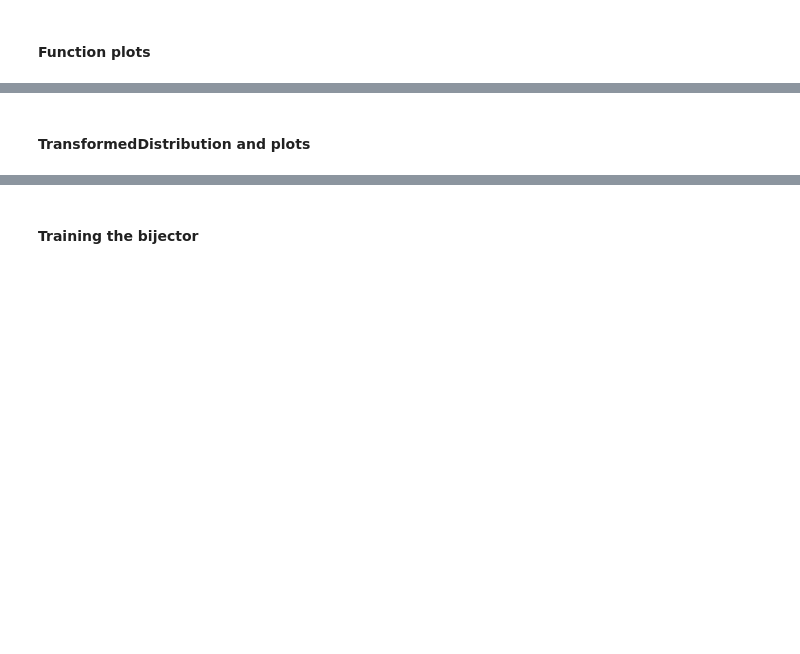
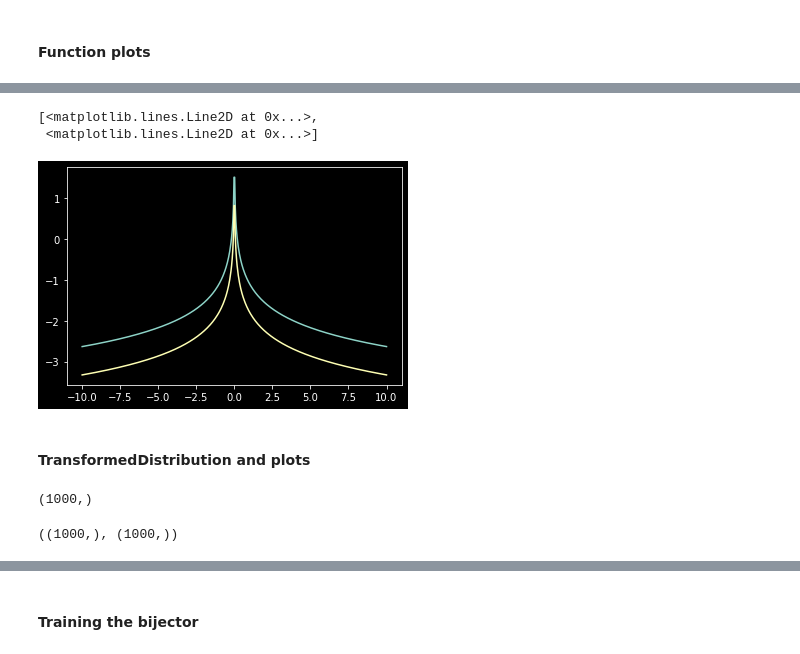
Before and after one commit to hjlgood/tensorflow_probability, a Jupyter notebook: 03_Coding Tutorial.ipynb, the cells around one changed output, grey strips where cells are left out. Cells and saved outputs as stored; diff of their text form; code cells hidden in the pictures; blank space fills up the shorter version.

```diff
--- a/03_Coding Tutorial.ipynb
+++ b/03_Coding Tutorial.ipynb
@@ -385,4 +445,10 @@ x = np.linspace(-10, 10, 500).reshape(-1, 1)
 # %%
 # Plot the inverse log Jacobian determinant
+
+plt.plot(x, cubic.inverse_log_det_jacobian(x))
+# %% [output]
+[<matplotlib.lines.Line2D at 0x...>,
+ <matplotlib.lines.Line2D at 0x...>]
+[figure, added]
 # %% [markdown]
 #### TransformedDistribution and plots
@@ -393,3 +464,17 @@ x = np.linspace(-10, 10, 500).reshape(-1, 1)
+# %%
+# Sample cubed_normal
+
+n = 1000
+npn = normal.sample(n)
+npn = npn.numpy()
+
+g = cubed_normal.sample(n)
+print(g.shape)
+npg = g.numpy()
+npn.shape, npg.shape
+# %% [output]
+(1000,)
+((1000,), (1000,))
 # %%
 # Plot histograms
 
```
Also changed, not shown: parts of 37 cells of this notebook.
